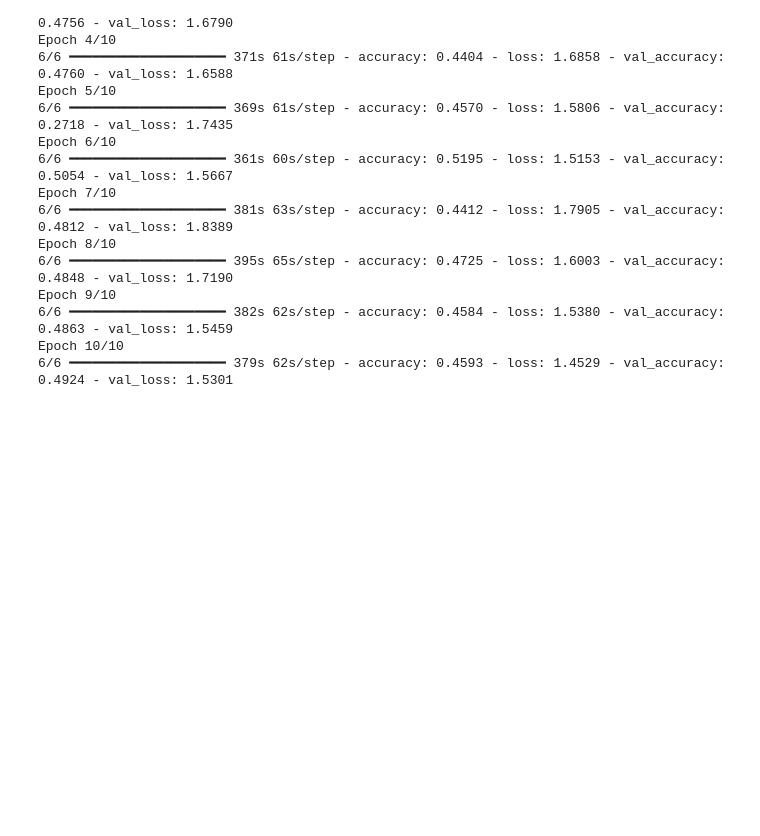
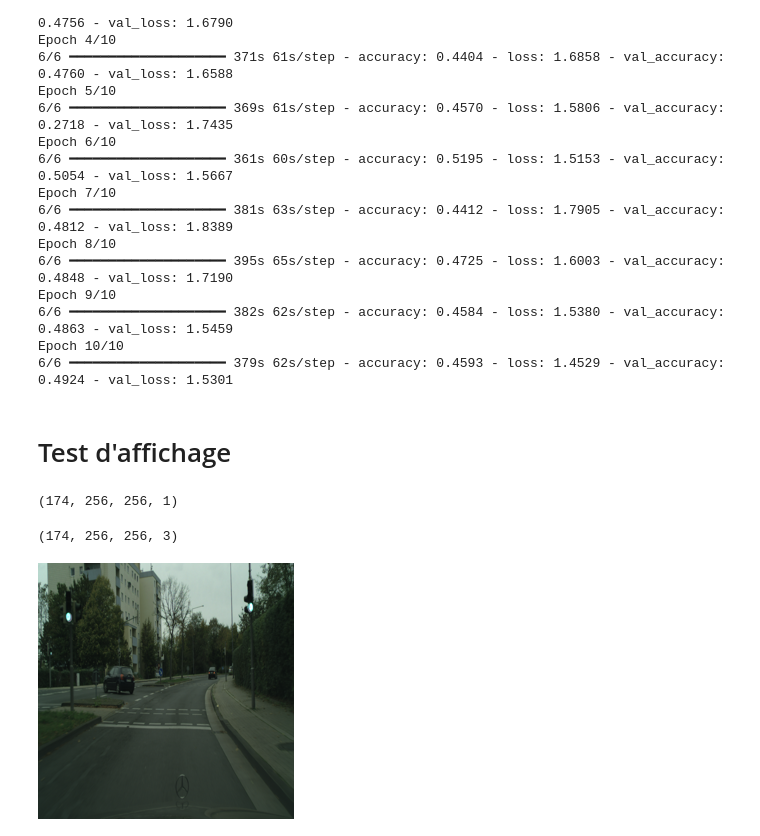
Before and after one commit to HaDock404/VisionTransport, a Jupyter notebook: train/Example/U-net/example_U-net_02.ipynb, the cells around one changed output. Drawn from its saved outputs; the diff is of its cells as text; code cells hidden in the pictures; blank space fills up the shorter version.

```diff
--- a/train/Example/U-net/example_U-net_02.ipynb
+++ b/train/Example/U-net/example_U-net_02.ipynb
@@ -744,3 +744,20 @@ Epoch 9/10
 6/6 ━━━━━━━━━━━━━━━━━━━━ 382s 62s/step - accuracy: 0.4584 - loss: 1.5380 - val_accuracy: 0.4863 - val_loss: 1.5459
 Epoch 10/10
 6/6 ━━━━━━━━━━━━━━━━━━━━ 379s 62s/step - accuracy: 0.4593 - loss: 1.4529 - val_accuracy: 0.4924 - val_loss: 1.5301
+# %% [markdown]
+# Test d'affichage
+# %%
+y_train.shape
+# %% [output]
+(174, 256, 256, 1)
+# %%
+X_train.shape
+# %% [output]
+(174, 256, 256, 3)
+# %%
+first_image_array = X_train[1].copy()
+first_image_array = np.uint8(first_image_array)
+pil_image = Image.fromarray(first_image_array)
+pil_image
+# %% [output]
+[figure, added]
```
Also changed, not shown: parts of 10 cells of this notebook, 2 other files.
